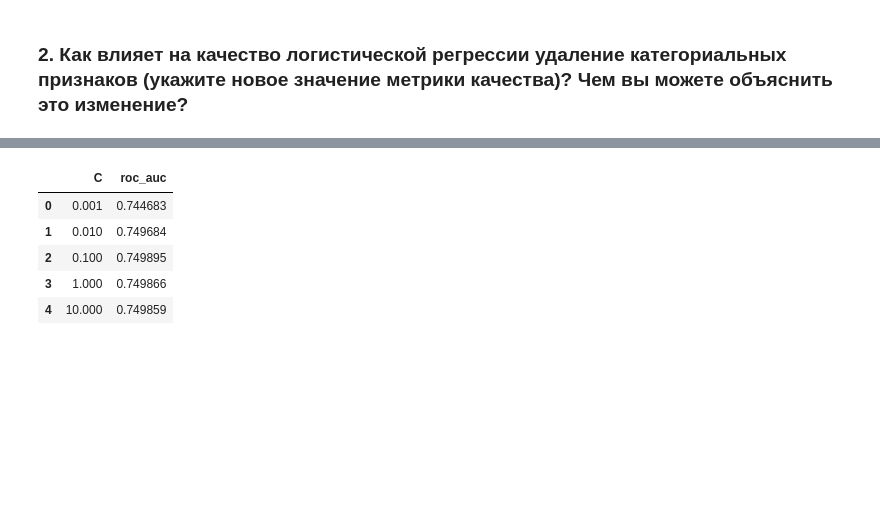
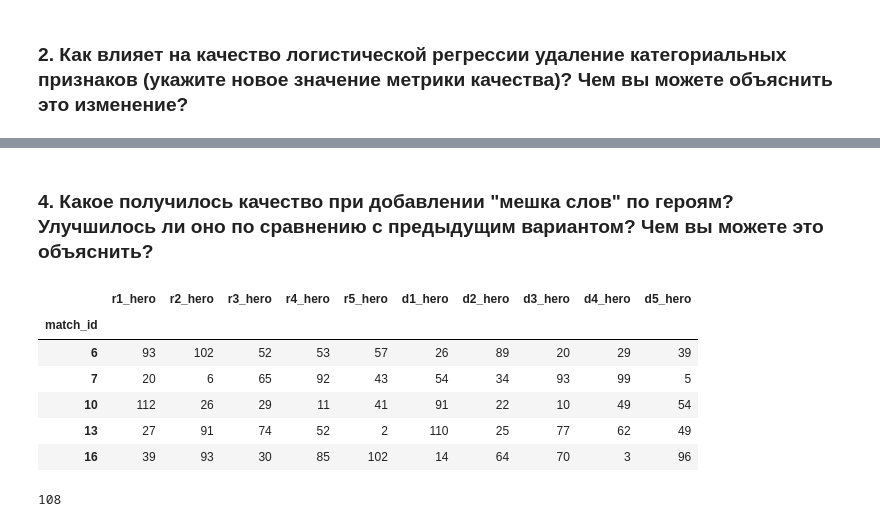
Before and after one commit to dskozlov/coursera, a Jupyter notebook: Introduction to machinelearning/Week 7/Final Task Dota.ipynb, the cells around one changed output, grey strips where cells are left out. Cells and saved outputs as stored; diff of their text form; code cells hidden in the pictures; blank space fills up the shorter version.

```diff
--- a/Introduction to machinelearning/Week 7/Final Task Dota.ipynb
+++ b/Introduction to machinelearning/Week 7/Final Task Dota.ipynb
@@ -222,11 +207,3 @@ Time elapsed: 0:00:30.061577
-# %%
-res_log_reg=pd.DataFrame(results_log_reg, columns=['C','roc_auc'])
-res_log_reg
-# %% [output]
-|  | C | roc_auc |
-| 0 | 0.001 | 0.744683 |
-| 1 | 0.010 | 0.749684 |
-| 2 | 0.100 | 0.749895 |
-| 3 | 1.000 | 0.749866 |
-| 4 | 10.000 | 0.749859 |
+# %% [markdown]
+### 4. Какое получилось качество при добавлении "мешка слов" по героям? Улучшилось ли оно по сравнению с предыдущим вариантом? Чем вы можете это объяснить?
 # %%
@@ -233,0 +211,11 @@ res_log_reg
+# %%
+df_test = pd.read_csv('features_test.csv', index_col='match_id')
+df_test[columns].head()
+# %% [output]
+|  | r1_hero | r2_hero | r3_hero | r4_hero | r5_hero | d1_hero | d2_hero | d3_hero | d4_hero | d5_hero |
+| match_id |  |  |  |  |  |  |  |  |  |  |
+| 6 | 93 | 102 | 52 | 53 | 57 | 26 | 89 | 20 | 29 | 39 |
+| 7 | 20 | 6 | 65 | 92 | 43 | 54 | 34 | 93 | 99 | 5 |
+| 10 | 112 | 26 | 29 | 11 | 41 | 91 | 22 | 10 | 49 | 54 |
+| 13 | 27 | 91 | 74 | 52 | 2 | 110 | 25 | 77 | 62 | 49 |
+| 16 | 39 | 93 | 30 | 85 | 102 | 14 | 64 | 70 | 3 | 96 |
@@ -233,0 +226,9 @@ res_log_reg
+# %%
+heroes_test = []
+for i in columns:
+    a = df_test[i].unique().tolist()
+    heroes_test.extend(a)
+
+len(set(heroes_test))
+# %% [output]
+108
```
Also changed, not shown: parts of 24 cells of this notebook, 1 other file.
